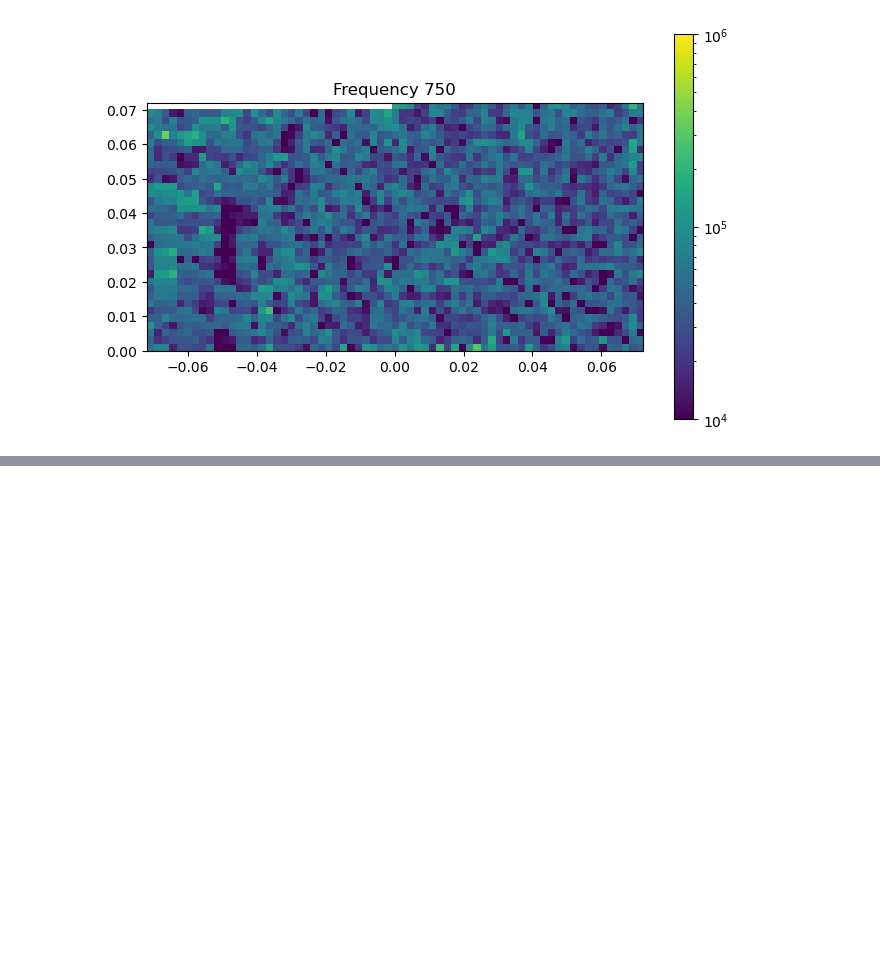
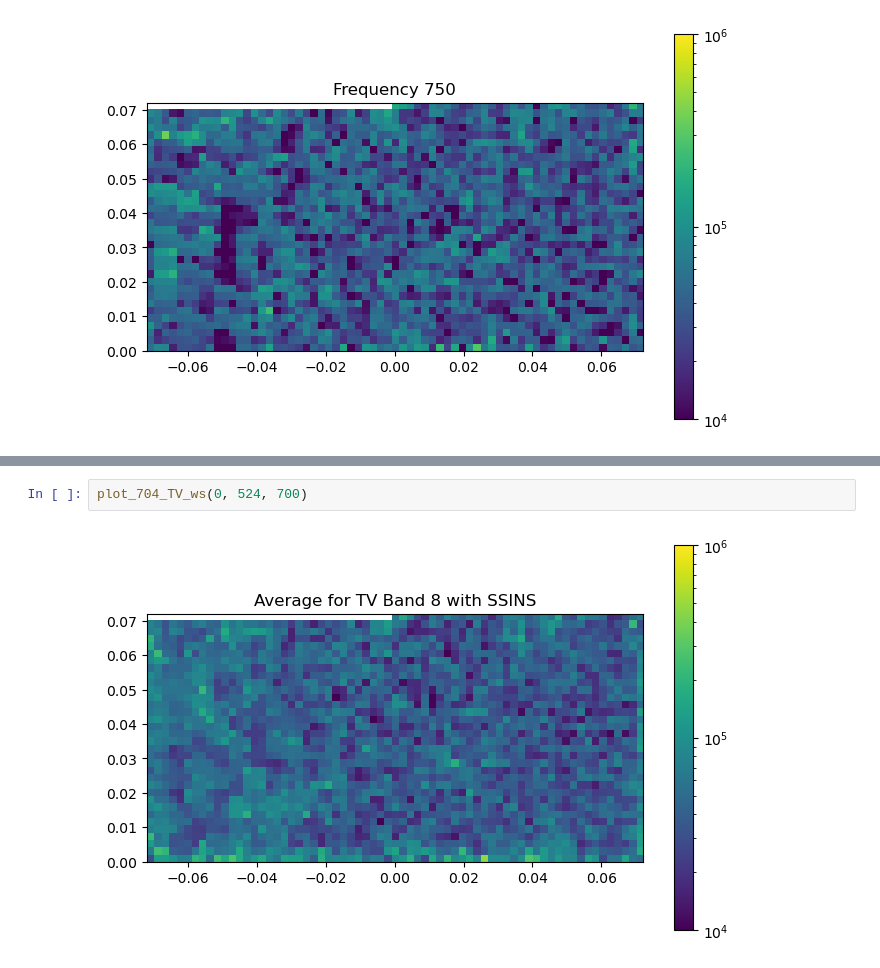
Before and after one commit to cvzamora/mwa_decontamination, a Jupyter notebook: MWA_Decontamination.ipynb, the cells around one changed output, grey strips where cells are left out. Cells and saved outputs as stored; diff of their text form; blank space fills up the shorter version.

```diff
--- a/MWA_Decontamination.ipynb
+++ b/MWA_Decontamination.ipynb
@@ -304,0 +173,4 @@ Text(0.5, 1.0, 'Frequency 750')
+# %%
+plot_704_TV_ws(0, 524, 700)
+# %% [output]
+[figure, added]
```
Also changed, not shown: parts of 52 cells of this notebook.
